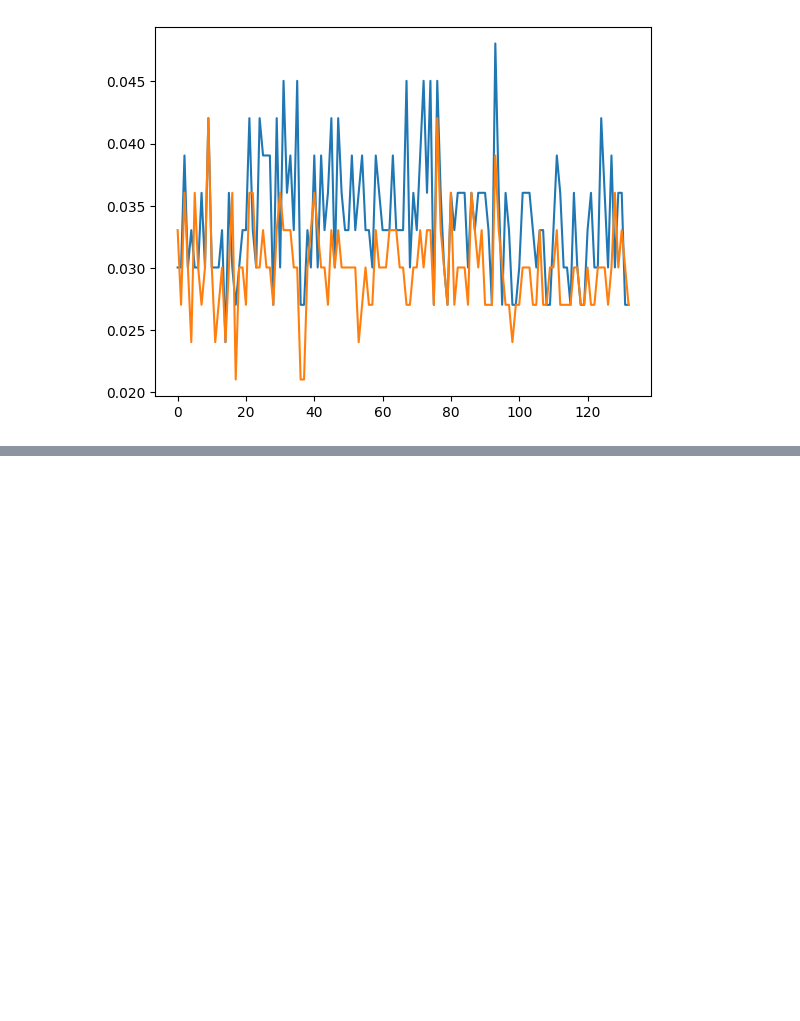
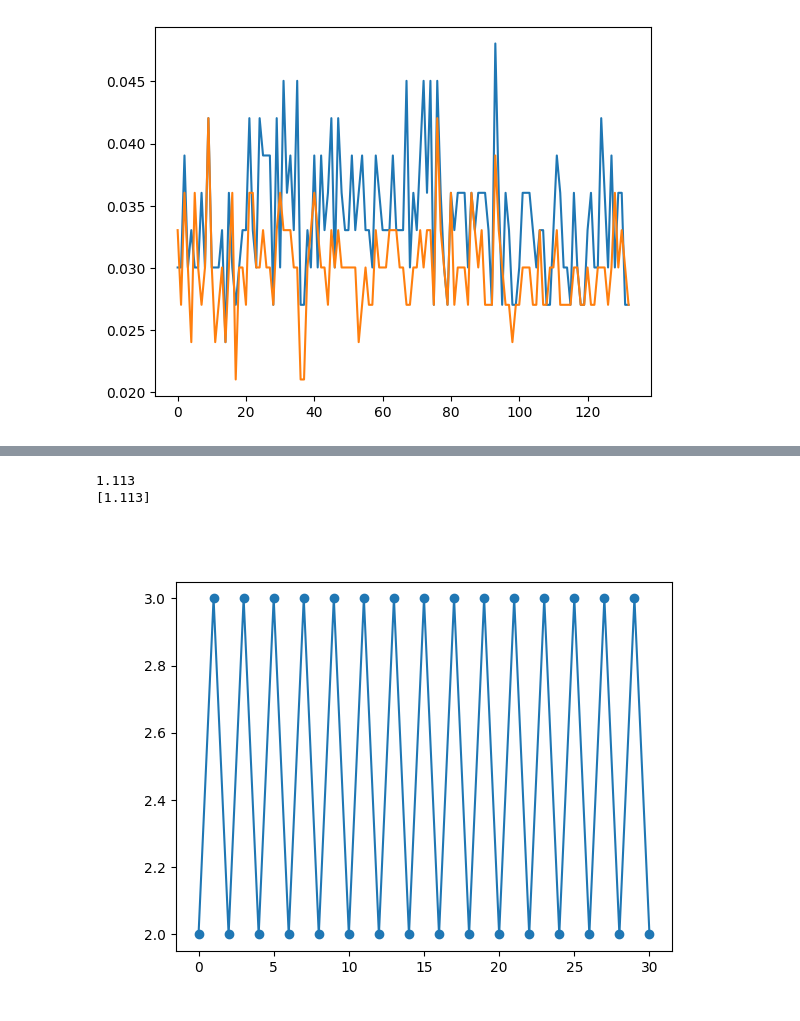
Before and after one commit to mulkr/pyPCG-toolbox, a Jupyter notebook: testing_sandbox.ipynb, the cells around one changed output, grey strips where cells are left out. Drawn from its saved outputs; the diff is of its cells as text; code cells hidden in the pictures; blank space fills up the shorter version.

```diff
--- a/testing_sandbox.ipynb
+++ b/testing_sandbox.ipynb
@@ -131,0 +171,41 @@ plt.plot(A["exit"])
+# %%
+win = np.ones(31)*2
+win[1::2]=3
+# win[(np.arange(31)//5)%2==0]=12
+# win = np.roll(win,1)
+# win[0] = 2
+
+dists = []
+for i in range(len(win)-1):
+    dists.append(np.sqrt(1+(win[i]-win[i+1])**2))
+aux_d = []
+for i in range(1,len(win)):
+    aux_d.append(np.sqrt((i)**2+(win[0]-win[i])**2))
+
+L = np.sum(dists)
+a = np.mean(dists)
+d = np.max(aux_d)
+D = np.log10(L/a)/np.log10(d/a)
+print(np.round(D,3))
+
+ind = np.arange(len(win)-1)
+A = np.stack((ind,win[:-1]))
+B = np.stack((ind+1,win[1:]))
+dists = np.linalg.norm(B-A,axis=0)
+ind = np.arange(len(win))
+A = np.stack((ind,win))
+first = np.reshape([0,win[0]],(2,1))
+aux_d = np.linalg.norm(A-first,axis=0)
+L = np.sum(dists)
+a = np.mean(dists)
+d = np.max(aux_d)
+D = np.log10(L/a)/np.log10(d/a)
+D = ftr.katz_fd(np.array([0]),np.array([31]),pcg.pcg_signal(win))
+
+plt.figure()
+plt.plot(win,'o-')
+print(np.round(D,3))
+# %% [output]
+1.113
+[1.113]
+[figure, added]
```
Also changed, not shown: parts of 4 cells of this notebook.
